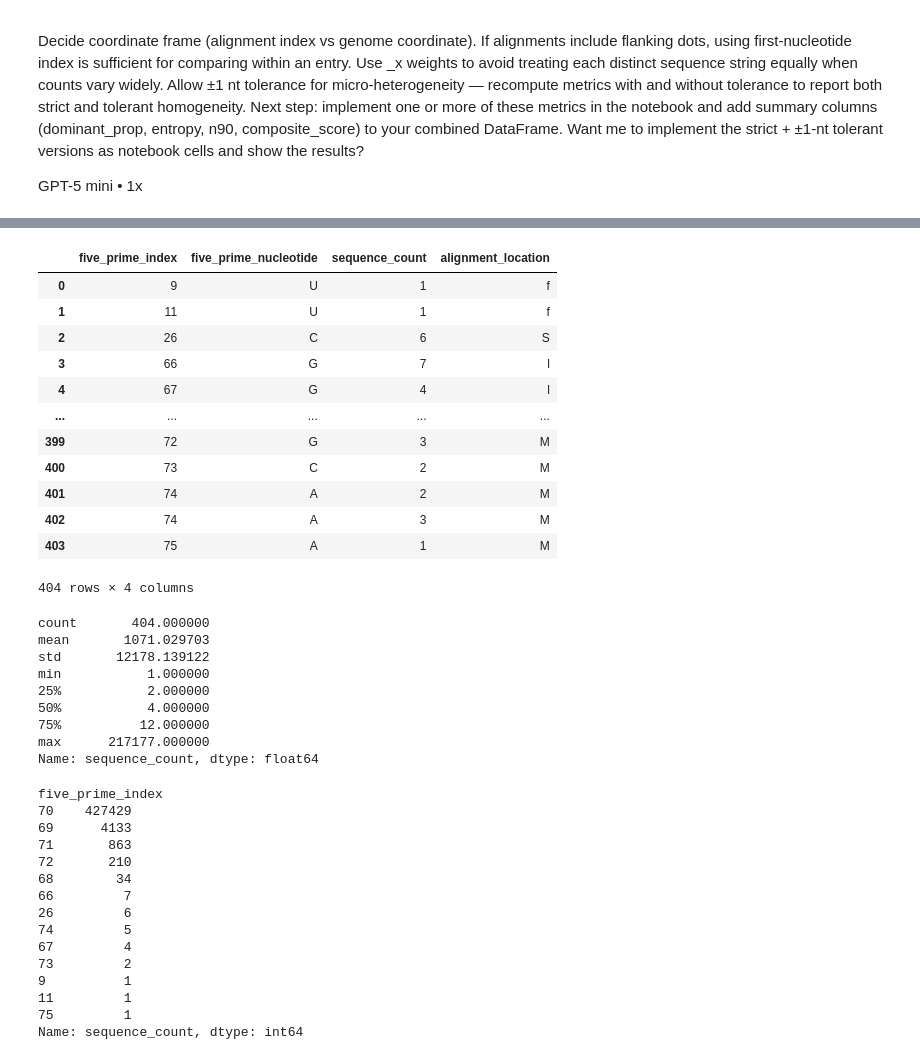
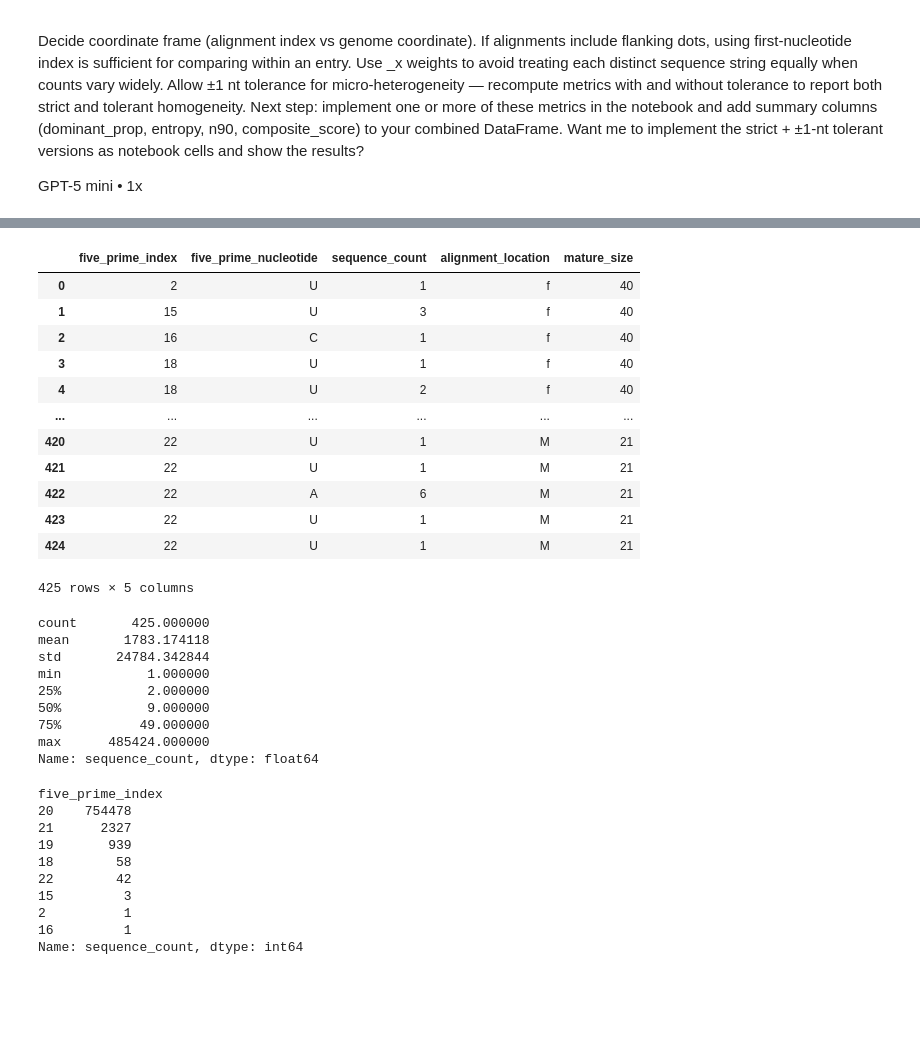
Before and after one commit to TejusK123/AutoDeep, a Jupyter notebook: AutoDeep/scripts/no_pdf.ipynb, the cells around one changed output, grey strips where cells are left out. Drawn from its saved outputs; the diff is of its cells as text; code cells hidden in the pictures; blank space fills up the shorter version.

```diff
--- a/AutoDeep/scripts/no_pdf.ipynb
+++ b/AutoDeep/scripts/no_pdf.ipynb
@@ -3,7 +3,7 @@ import pandas as pd
 import re
 import numpy as np
 # %%
-with open ('/Users/tkoti/LabWork/FlyntLab/AutoDeep/testing/Pomonella/mirdeep_Pomonella/output.mrd') as f:
+with open ('/home/tjroot/Bioinformatics/Research/FlyntLab/AutoDeep/Arabidopsis/mirdeep/output.mrd') as f:
     read_data = f.read().splitlines()
 # %%
 read_data
@@ -111,10 +89,13 @@ def parse_seq_entry(seq_line):
 
 # build dataframes, dropping the 'exp' consensus only when an 'obs' is present
 dfs = []
-for idx, entry in enumerate(alignments):
+for idx, entry in enumerate(entries):
     has_obs = any(line.strip().startswith('obs') for line in entry)
     rows = []
+    miRNA_id = ''
     for line in entry:
+        if line.startswith('>'):
+            miRNA_id = line[1:].strip()  # store miRNA id for this entry
         if has_obs and line.strip().startswith('exp'):
             # skip the exp consensus if an obs consensus exists in this entry for more accurate downstream analysis
             continue
@@ -123,9 +104,9 @@ for idx, entry in enumerate(alignments):
             rows.append((name, count, aln))
 
     df = pd.DataFrame(rows, columns=['sequence_name', 'sequence_count', 'alignment'])
-    dfs.append(df)
+    dfs.append((df, miRNA_id))
 
 # example
-dfs[1].head()
+dfs[1][0].head()
 # %% [output]
 |  | sequence_name | sequence_count | alignment |
@@ -137,6 +118,6 @@ dfs[1].head()
 # %%
 combined = pd.concat(
-    [df.assign(entry_index=i) for i, df in enumerate(dfs)],
+    [df.assign(entry_index=i, miRNA_id=miRNA_id) for i, (df, miRNA_id) in enumerate(dfs)],
     ignore_index=True
 )
 combined.head()
@@ -241,48 +221,49 @@ array(['ffffffffffffffffffSSSSSSSSSSSSSSSSSSSSSSSlllllllllllllllllllllllllllllMM
 # %%
 # Extract 5' starting nucleotide (first nucleotide character) and its index for each alignment
 five_prime_data = []
 
 for i, aln in enumerate(test_alignments[1:]):  # skip consensus
     # Find index of first nucleotide (A, C, G, T, U, N - case insensitive)
     nucleotide_pattern = r'[ACGTUNacgtun]'
     match = re.search(nucleotide_pattern, aln)
 
     if match:
         idx = match.start()
         nucleotide = match.group().upper()
     else:
         # If no nucleotide found, record -1 and 'N'
         idx = -1
         nucleotide = 'N'
 
     # Get count from test_counts
     count = test_counts[i]
     location = test_alignments[0][idx] if idx != -1 and idx < len(test_alignments[0]) else 'N/A'
-
+    size = test_alignments[0].count(location) if location != 'N/A' else 0
     five_prime_data.append({
         'five_prime_index': idx,
         'five_prime_nucleotide': nucleotide,
         'sequence_count': count,
-        'alignment_location' : location
+        'alignment_location' : location,
+        'mature_size': size
     })
 
 # Create DataFrame
 five_prime_df = pd.DataFrame(five_prime_data)
 five_prime_df
 # %% [output]
-|  | five_prime_index | five_prime_nucleotide | sequence_count | alignment_location |
-| 0 | 9 | U | 1 | f |
-| 1 | 11 | U | 1 | f |
-| 2 | 26 | C | 6 | S |
-| 3 | 66 | G | 7 | l |
-| 4 | 67 | G | 4 | l |
-| ... | ... | ... | ... | ... |
-| 399 | 72 | G | 3 | M |
-| 400 | 73 | C | 2 | M |
-| 401 | 74 | A | 2 | M |
-| 402 | 74 | A | 3 | M |
-| 403 | 75 | A | 1 | M |
+|  | five_prime_index | five_prime_nucleotide | sequence_count | alignment_location | mature_size |
+| 0 | 2 | U | 1 | f | 40 |
+| 1 | 15 | U | 3 | f | 40 |
+| 2 | 16 | C | 1 | f | 40 |
+| 3 | 18 | U | 1 | f | 40 |
+| 4 | 18 | U | 2 | f | 40 |
+| ... | ... | ... | ... | ... | ... |
+| 420 | 22 | U | 1 | M | 21 |
+| 421 | 22 | U | 1 | M | 21 |
+| 422 | 22 | A | 6 | M | 21 |
+| 423 | 22 | U | 1 | M | 21 |
+| 424 | 22 | U | 1 | M | 21 |
-404 rows × 4 columns
+425 rows × 5 columns
 # %%
 # from scipy import stats
 # import matplotlib.pyplot as plt
@@ -305,30 +286,26 @@ five_prime_df
 # %%
 five_prime_df['sequence_count'].describe()
 # %% [output]
-count       404.000000
-mean       1071.029703
-std       12178.139122
+count       425.000000
+mean       1783.174118
+std       24784.342844
 min           1.000000
 25%           2.000000
-50%           4.000000
-75%          12.000000
-max      217177.000000
+50%           9.000000
+75%          49.000000
+max      485424.000000
 Name: sequence_count, dtype: float64
 # %%
+M_idx = five_prime_df.groupby('five_prime_index')['sequence_count'].sum().sort_values(ascending=False).idxmax()
 five_prime_df.groupby('five_prime_index')['sequence_count'].sum().sort_values(ascending=False)
 # %% [output]
 five_prime_index
-70    427429
-69      4133
-71       863
-72       210
-68        34
-66         7
-26         6
-74         5
-67         4
-73         2
-9          1
-11         1
-75         1
+20    754478
+21      2327
+19       939
+18        58
+22        42
+15         3
+2          1
+16         1
 Name: sequence_count, dtype: int64
```
Also changed, not shown: parts of 12 cells of this notebook, 1 other file.
